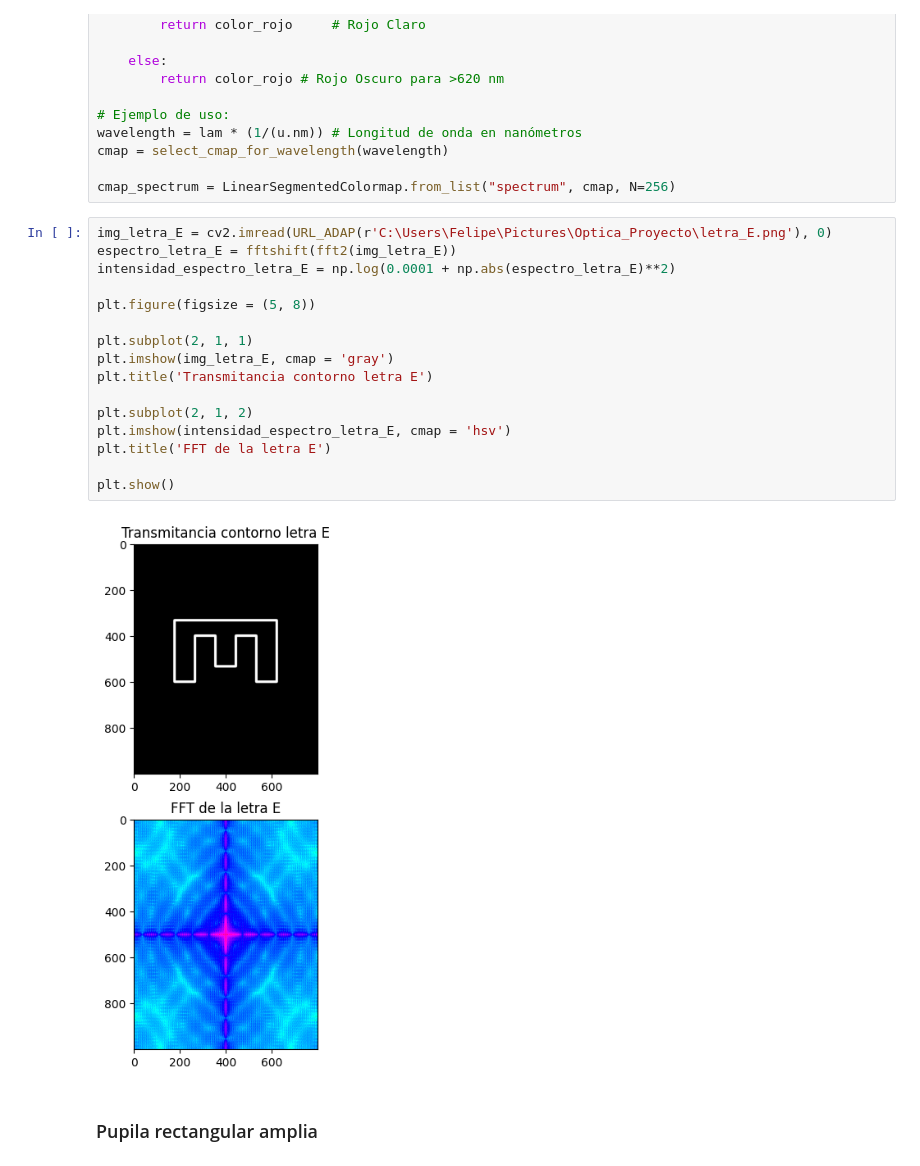
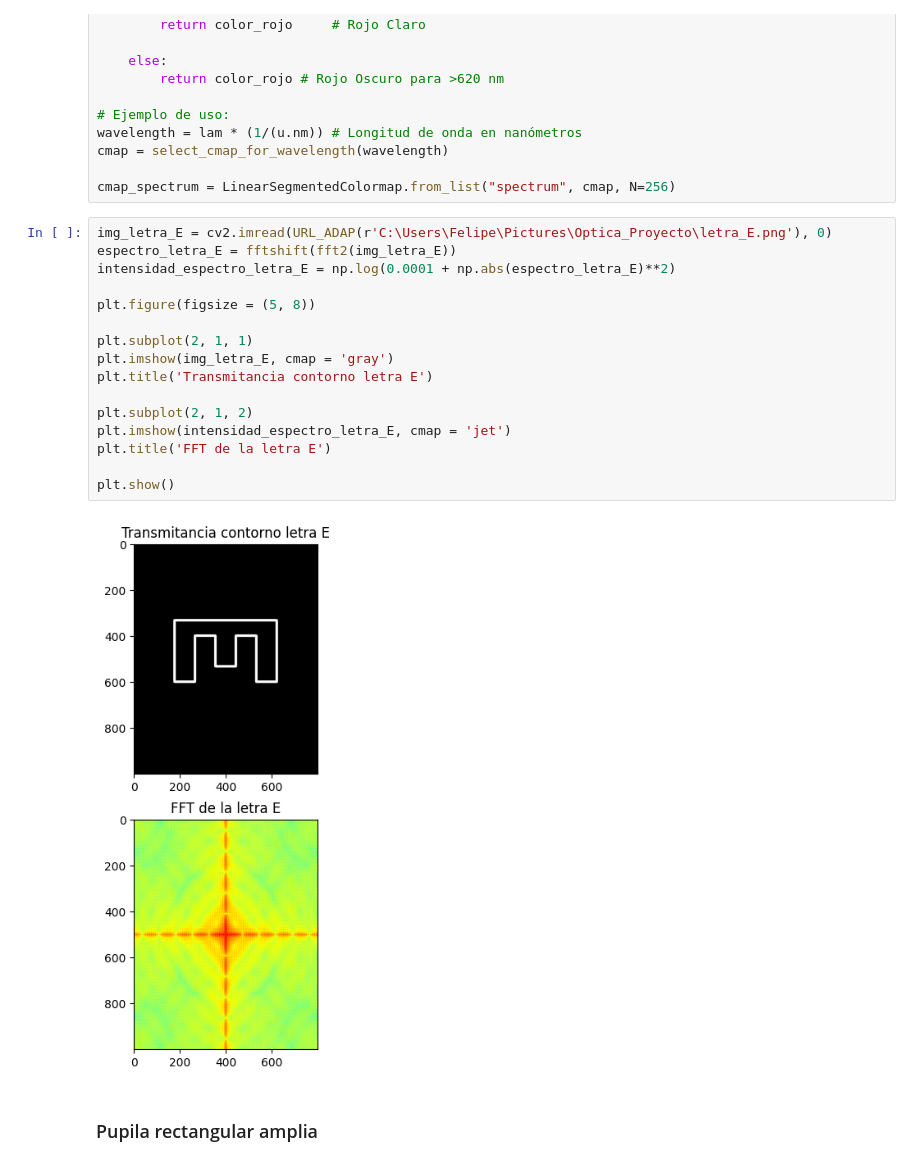
Before and after one commit to Felipe0Parra/IO, a Jupyter notebook: OF_Entrega_2.ipynb, the cells around one changed output. Saved outputs shown, nothing was run; the diff lists cells and outputs as text.

```diff
--- a/OF_Entrega_2.ipynb
+++ b/OF_Entrega_2.ipynb
@@ -275,20 +333,20 @@ cmap_spectrum = LinearSegmentedColormap.from_list("spectrum", cmap, N=256)
 # %%
 img_letra_E = cv2.imread(URL_ADAP(r'C:\Users\Felipe\Pictures\Optica_Proyecto\letra_E.png'), 0)
 espectro_letra_E = fftshift(fft2(img_letra_E))
 intensidad_espectro_letra_E = np.log(0.0001 + np.abs(espectro_letra_E)**2)
 
 plt.figure(figsize = (5, 8))
 
 plt.subplot(2, 1, 1)
 plt.imshow(img_letra_E, cmap = 'gray')
 plt.title('Transmitancia contorno letra E')
 
 plt.subplot(2, 1, 2)
-plt.imshow(intensidad_espectro_letra_E, cmap = 'hsv')
+plt.imshow(intensidad_espectro_letra_E, cmap = 'jet')
 plt.title('FFT de la letra E')
 
 plt.show()
 # %% [output]
-[figure, old version]
+[figure, new version]
 # %% [markdown]
 ### Pupila rectangular amplia
```
Also changed, not shown: parts of 44 cells of this notebook.
